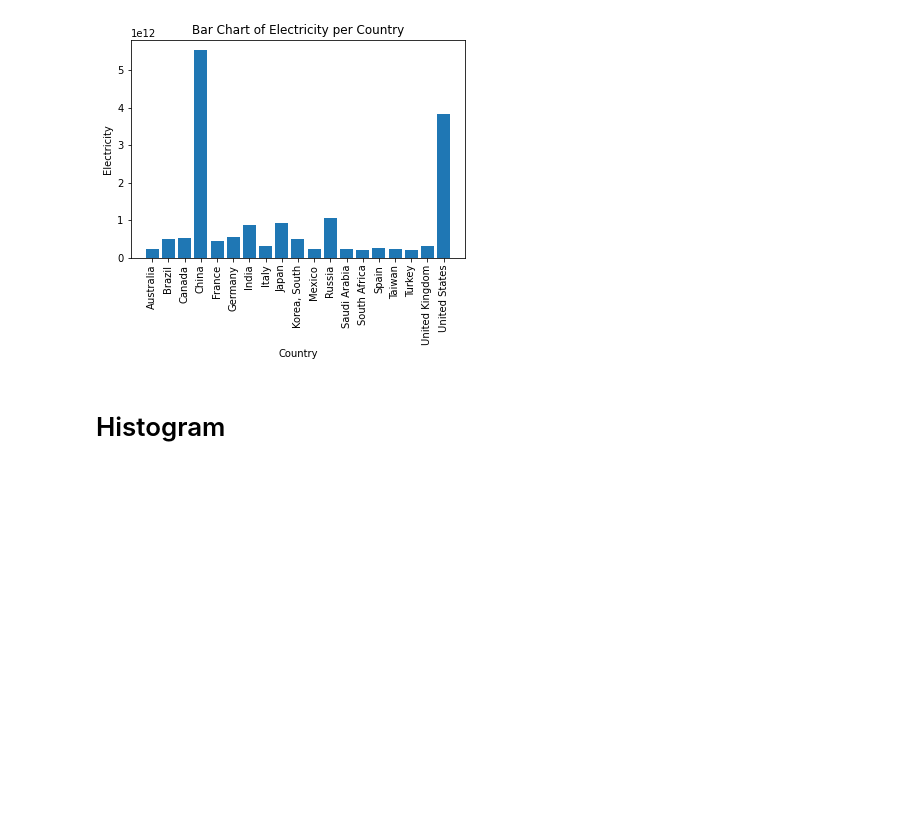
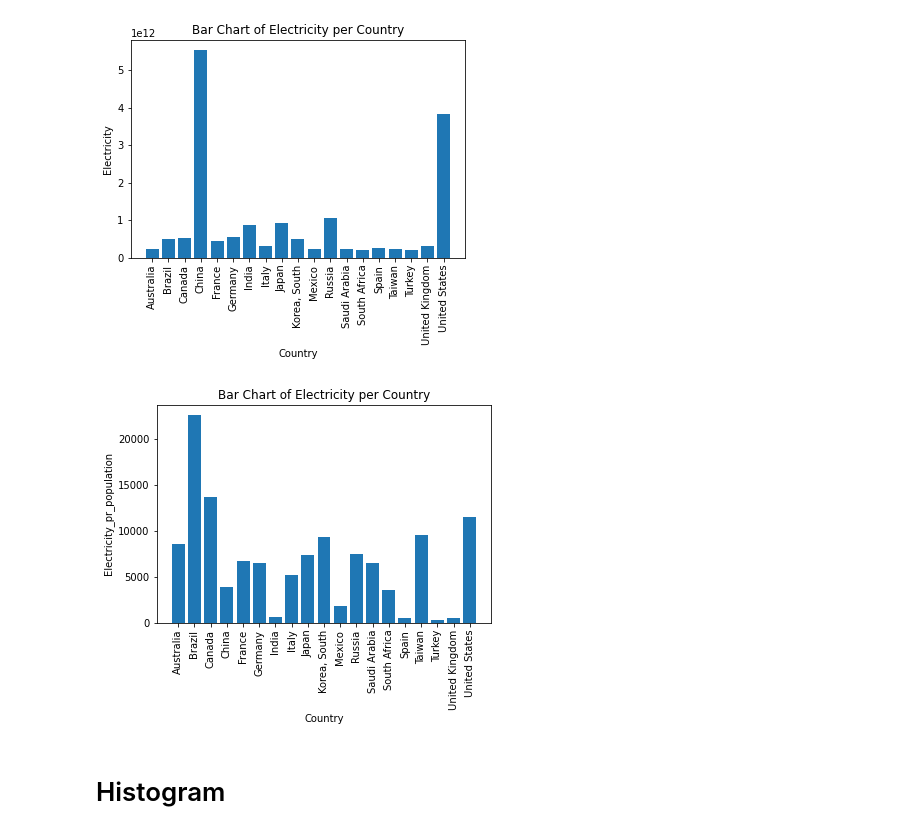
Before and after one commit to louisehviid/KM2023, a Jupyter notebook: workshop2_data_visualizations_løsninger.ipynb, the cells around one changed output. Cells and saved outputs as stored; diff of their text form; code cells hidden in the pictures; blank space fills up the shorter version.

```diff
--- a/workshop2_data_visualizations_løsninger.ipynb
+++ b/workshop2_data_visualizations_løsninger.ipynb
@@ -280,3 +277,27 @@ plt.show()
+# %%
+#Bonus opgave, se hvordan man tilføjer søjle til dataset: https://youtu.be/IKiDSOUTQX8
+
+#new column are a list of integers representing the population size
+data["population_size"] = [25900000, 21430000, 38250000, 1412000000, 67750000, 83200000, 1408000000, 59110000, 125700000, 51740000, 126700000, 143400000, 35950000, 59390000, 474200000, 23570000, 847800000, 673300000, 331900000]
+
+#generating new variable
+data["Electricity_pr_population"]=data["Electricity"]/data["population_size"]
+
+z=data["Electricity_pr_population"]
+
+#plot
+plt.bar(x, z)
+
+# Rotate x-axis labels by 45 degrees
+plt.xticks(rotation=90)
+
+plt.xlabel('Country')
+plt.ylabel('Electricity_pr_population')
+plt.title("Bar Chart of Electricity per Country")
+
+plt.show()
+# %% [output]
+[figure, added]
 # %% [markdown]
 # Histogram
 # %% [markdown]
```
Also changed, not shown: parts of 1 cell of this notebook.
